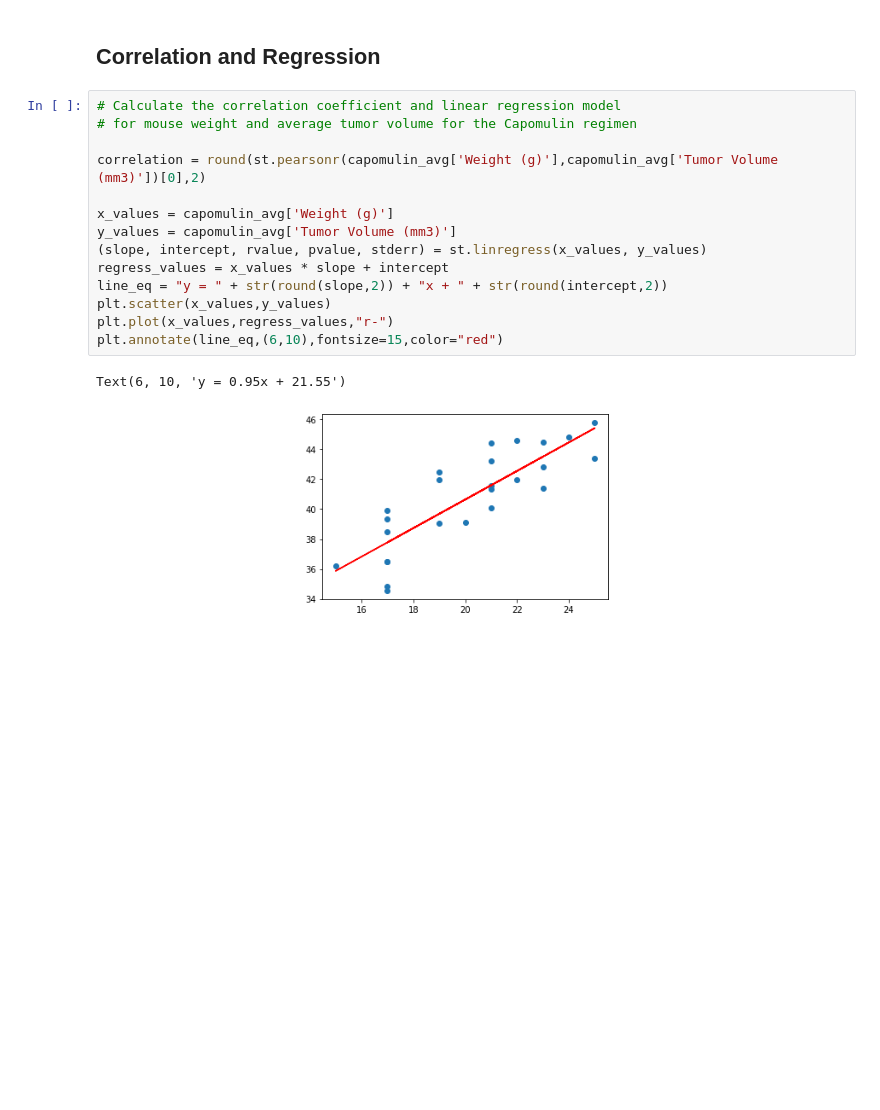
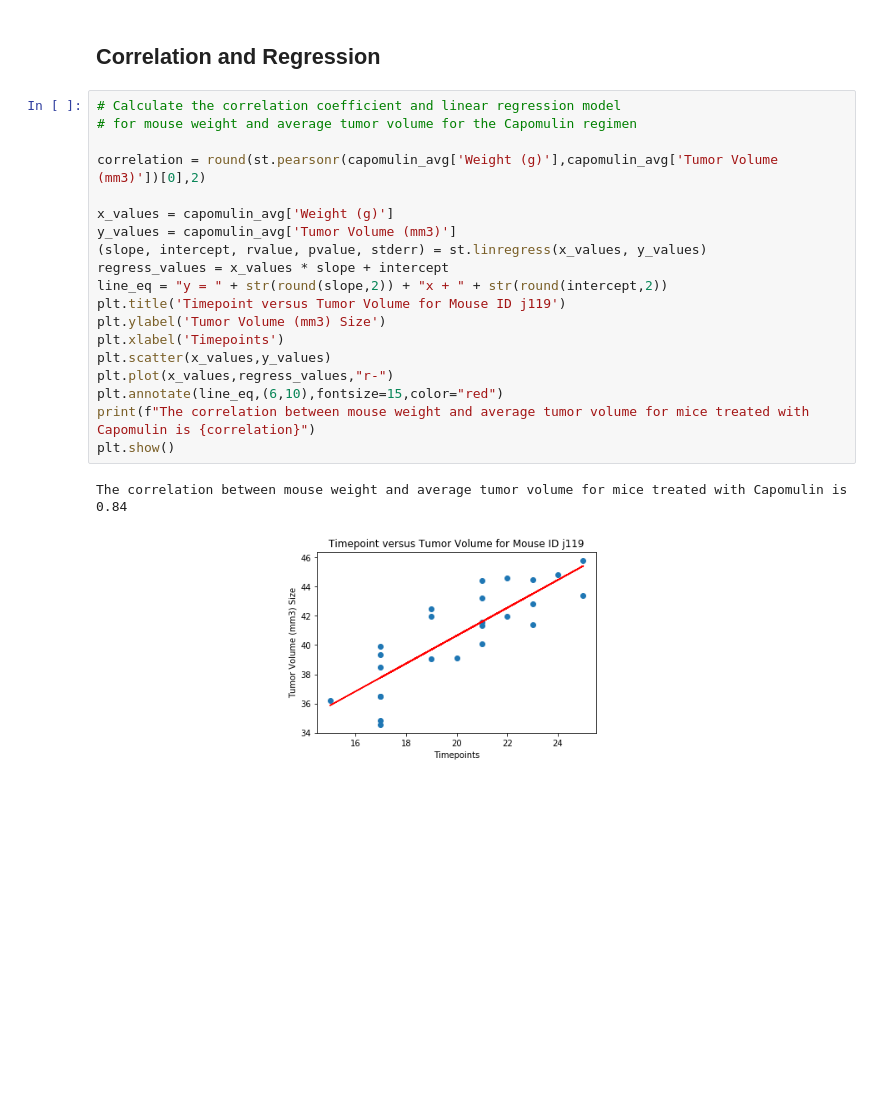
Before and after one commit to jplumlee/matplotlib-challenge, a Jupyter notebook: Pymaceuticals/pymaceuticals.ipynb, the cells around one changed output. Drawn from its saved outputs; the diff is of its cells as text; blank space fills up the shorter version.

```diff
--- a/Pymaceuticals/pymaceuticals.ipynb
+++ b/Pymaceuticals/pymaceuticals.ipynb
@@ -261,17 +323,22 @@ plt.scatter(capomulin_avg['Weight (g)'], capomulin_avg['Tumor Volume (mm3)'])
 # %%
 # Calculate the correlation coefficient and linear regression model
 # for mouse weight and average tumor volume for the Capomulin regimen
 
 correlation = round(st.pearsonr(capomulin_avg['Weight (g)'],capomulin_avg['Tumor Volume (mm3)'])[0],2)
 
 x_values = capomulin_avg['Weight (g)']
 y_values = capomulin_avg['Tumor Volume (mm3)']
 (slope, intercept, rvalue, pvalue, stderr) = st.linregress(x_values, y_values)
 regress_values = x_values * slope + intercept
 line_eq = "y = " + str(round(slope,2)) + "x + " + str(round(intercept,2))
+plt.title('Timepoint versus Tumor Volume for Mouse ID j119')
+plt.ylabel('Tumor Volume (mm3) Size')
+plt.xlabel('Timepoints')
 plt.scatter(x_values,y_values)
 plt.plot(x_values,regress_values,"r-")
 plt.annotate(line_eq,(6,10),fontsize=15,color="red")
+print(f"The correlation between mouse weight and average tumor volume for mice treated with Capomulin is {correlation}")
+plt.show()
 # %% [output]
-Text(6, 10, 'y = 0.95x + 21.55')
+The correlation between mouse weight and average tumor volume for mice treated with Capomulin is 0.84
-[figure, old version]
+[figure, new version]
```
Also changed, not shown: parts of 16 cells of this notebook.
